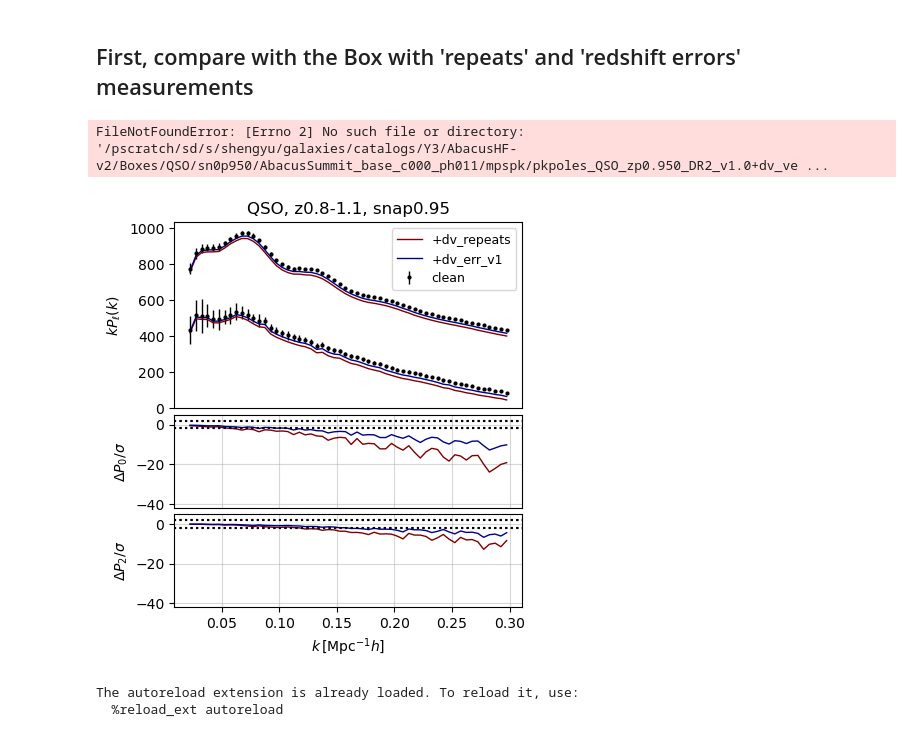
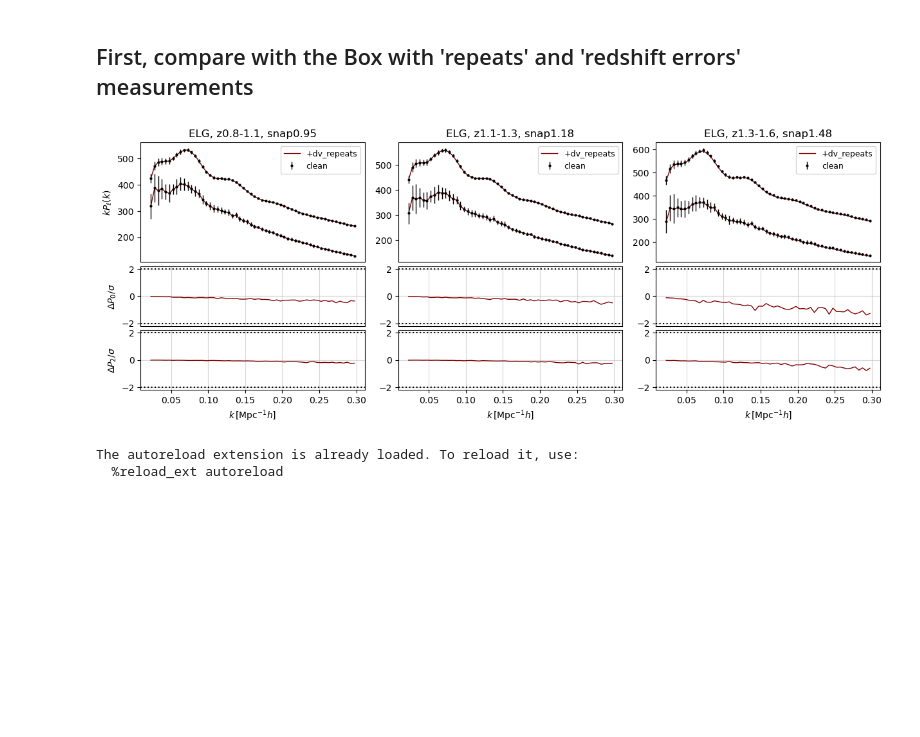
Before and after one commit to ShengyuHE/desi_y3_redshift_errors, a Jupyter notebook: main/clustering/notebooks/plot_2pt_cubic.ipynb, the cells around one changed output. Cells and saved outputs as stored; diff of their text form; code cells hidden in the pictures; blank space fills up the shorter version.

Commit message:
update on the plot

```diff
--- a/main/clustering/notebooks/plot_2pt_cubic.ipynb
+++ b/main/clustering/notebooks/plot_2pt_cubic.ipynb
@@ -47,14 +50,16 @@ cosmo = DESI()
 corrs = ['mesh2'] # xi, pk, mpslog, wplog, mesh2, mesh3-soccimarro, mesh3-sugiyama
 domain = 'cubic'
 version = 'AbacusHF-v2'
-tracers = ['BGS','LRG', 'ELG', 'QSO'][3:]
+tracers = ['BGS','LRG', 'ELG', 'QSO'][2:3]
+# zerrs =  ['False', 'repeat', 'verr_empirical', 'verr_nonparam', ]
+zerrs =  ['False', 'verr_nonparam', ]
+
 
 ZSNAPS, ZRANGES = REDSHIFT_ABACUSHF[version]
 lenz = len(ZSNAPS)
-
-zerrs =  ['False', 'repeat', 'verr_empirical', 'verr_nonparam', ]
+labels = ['clean', '+dv_repeats', '+dv_err_v1', '+dv_err_v2']
 colors = ['black', 'maroon', 'darkblue', 'green']
-labels = ['clean', '+dv_repeats', '+dv_err_v1', '+dv_err_v2']
+zerr_labels = dict(zip(zerrs, labels))
 
 for corr in corrs:
     for tracer in tracers:
@@ -84,9 +89,9 @@ for corr in corrs:
                         tps_mean_clean = tps_mean
                         tps_std_clean = tps_std
                         # ax.fill_between(s, s**spow*(tps_mean_fid[ill]-tps_std_fid[ill]),s**spow*(tps_mean_fid[ill]+tps_std_fid[ill]), color=colors[indv], alpha=0.15)
-                        ax.errorbar(s, s**spow*tps_mean_clean[ill], yerr=s**spow*tps_std_clean[ill], fmt='o', markersize=2, lw=1, color=colors[indv], label=labels[indv] if ill == 0 else None)
+                        ax.errorbar(s, s**spow*tps_mean_clean[ill], yerr=s**spow*tps_std_clean[ill], fmt='o', markersize=2, lw=1, color=colors[indv], label=zerr_labels[zerr] if ill == 0 else None)
                     else:
-                        ax.plot(s, s**spow*tps_mean[ill], color=colors[indv], lw = 1, label=labels[indv] if ill == 0 else None)
+                        ax.plot(s, s**spow*tps_mean[ill], color=colors[indv], lw = 1, label=zerr_labels[zerr] if ill == 0 else None)
                     if corr in ['wplog', 'mpslog']:
                         ax.set_xscale('log')
                     if indz == 0:
@@ -97,35 +102,34 @@ for corr in corrs:
                     # plot the residual plots
                     if zerr in ['repeat', 'verr_empirical', 'verr_nonparam']:
                         if ill == 0:
                             ax = plt.subplot(gs[indz+lenz])
                             if indz == 0: ax.set_ylabel(TPS_LABELS[corr]['dy0'])
                             if corr == 'wplog':
                                 ax.set_xlabel(TPS_LABELS[corr]['x'])
                             ax.tick_params(axis="x", which="both", bottom=False, top=False, labelbottom=False)
                         elif ill == 1:
                             ax = plt.subplot(gs[indz+lenz*2])
                             ax.set_xlabel(TPS_LABELS[corr]['x'])
                             if indz == 0: ax.set_ylabel(TPS_LABELS[corr]['dy2'])
                         # ax.plot(s, s**spow*(tps_mean_clean[ill]-tps_mean[ill]), lw=1, color=colors[indv])
                         # continue
                         # err = np.sqrt(tps_std_fid**2 + clean_std[ell]**2)
                         err = tps_std_clean
                         ax.plot(s, (tps_mean[ill]-tps_mean_clean[ill])/err[ill], lw=1, color=colors[indv])
                         for value in [-2,2]:
                             ax.axhline(y=value, ls = ':', color='black', lw=1.5)
                         ax.grid(alpha=0.5)
                         if corr in ['xi']:
                             ax.set_ylim([-7,7])
                         elif corr in ['pk']:
                             ax.set_ylim([-10,3])
                             if tracer == 'QSO':
                                 ax.set_ylim([-42,5])
                         elif corr in ['wplog', 'mpslog']:
                             ax.set_xscale('log')
                             ax.set_ylim([-160,160])
 # %% [output]
-FileNotFoundError: [Errno 2] No such file or directory: '/pscratch/sd/s/shengyu/galaxies/catalogs/Y3/AbacusHF-v2/Boxes/QSO/sn0p950/AbacusSummit_base_c000_ph011/mpspk/pkpoles_QSO_zp0.950_DR2_v1.0+dv_ve ...
-[figure, old version]
+[figure, new version]
 # %%
 # for three point statistics
 from collections import defaultdict
```
Also changed, not shown: parts of 4 cells of this notebook, 1 other file.
